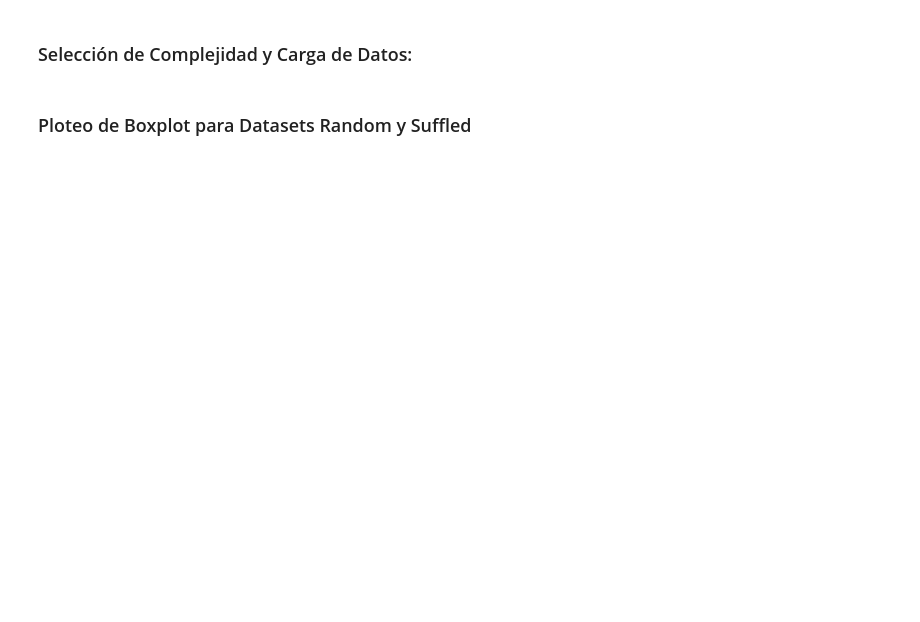
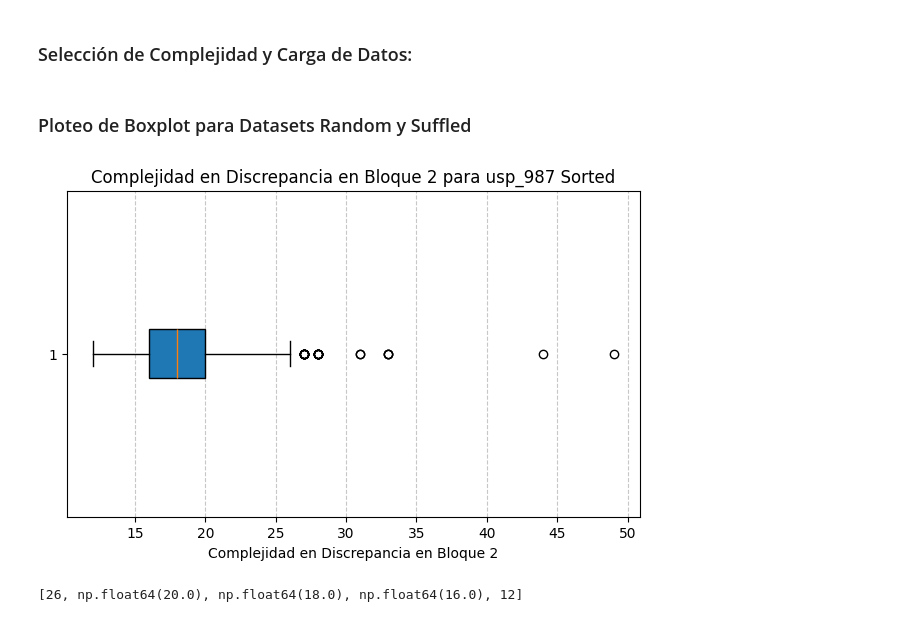
Before and after one commit to marianoOca/tesis, a Jupyter notebook: ploting_boxplots.ipynb, the cells around one changed output. Saved outputs shown, nothing was run; the diff lists cells and outputs as text; code cells hidden in the pictures; blank space fills up the shorter version.

```diff
--- a/ploting_boxplots.ipynb
+++ b/ploting_boxplots.ipynb
@@ -125,2 +136,8 @@ def plot_boxplot_with_and_without_outliers(dataset:list, title:str) -> None:
+# %%
+plot_horizontal_boxplot(sort_res, "Complejidad en " + complexity + " para " + dataset_name + " Sorted")
+get_boxplot_lines(sort_res)
+# %% [output]
+[figure, added]
+[26, np.float64(20.0), np.float64(18.0), np.float64(16.0), 12]
 # %%
 plot_boxplot_shuffled_and_random()
```
Also changed, not shown: parts of 8 cells of this notebook, 1 other file.
